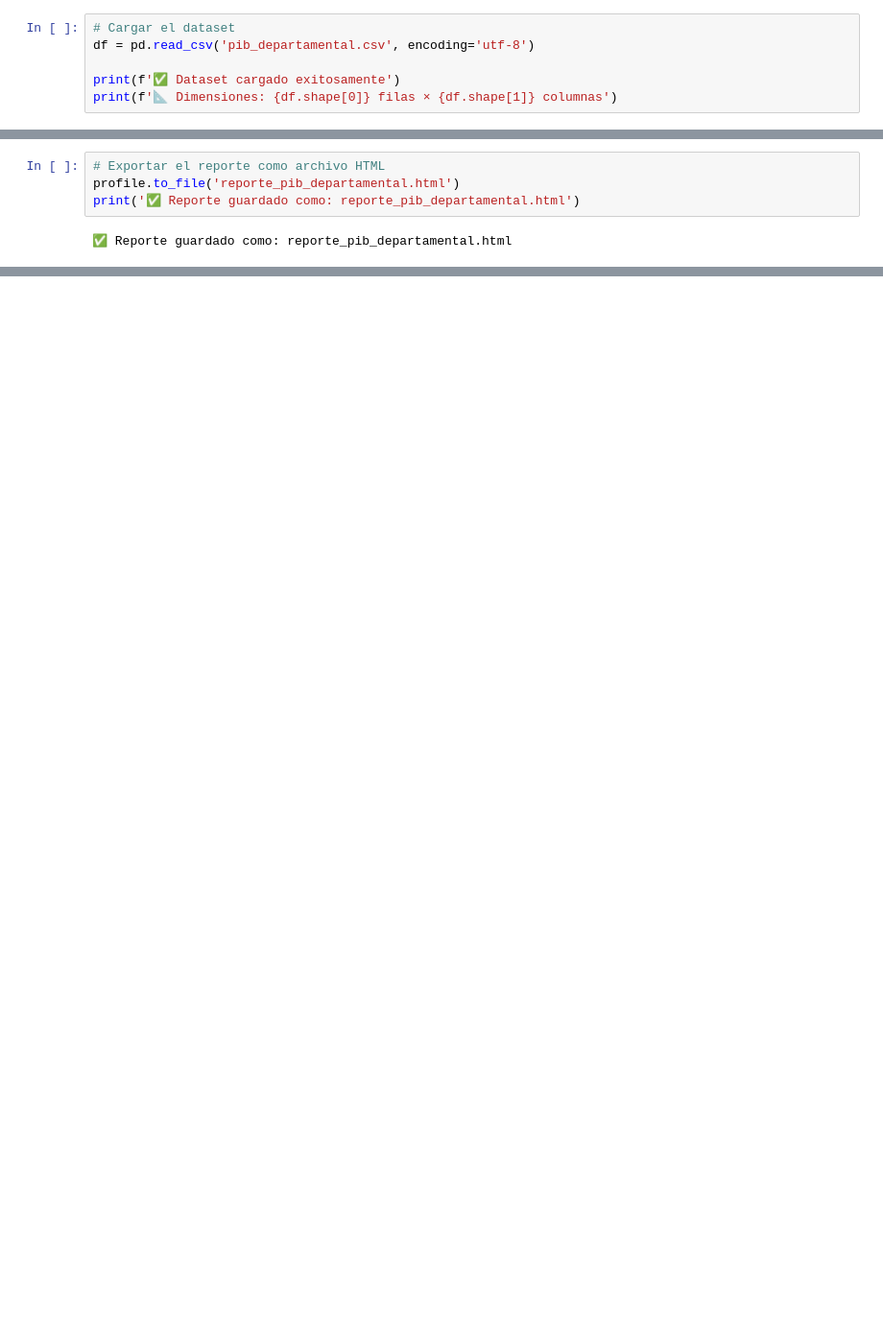
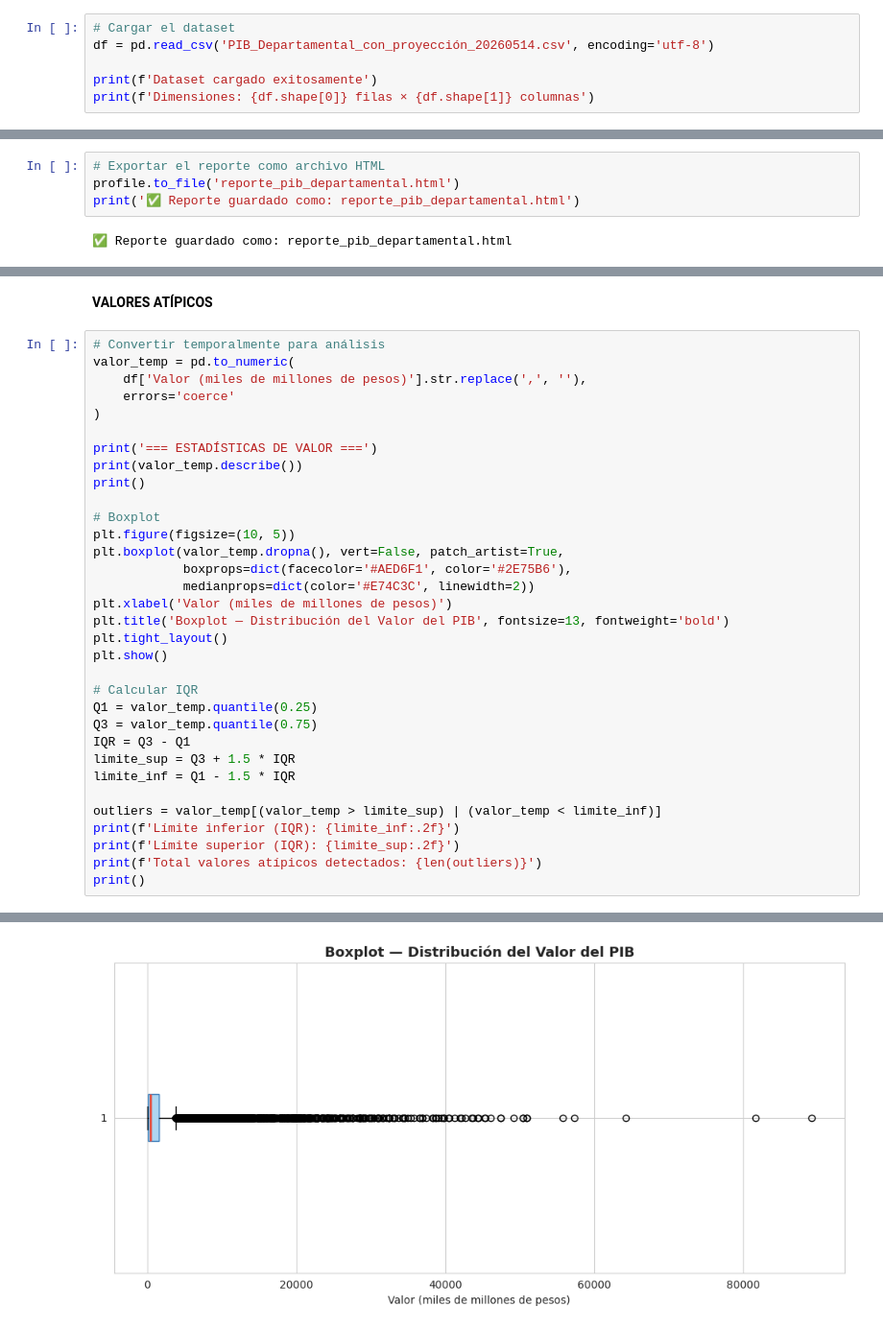
Before and after one commit to pipe21v/EA1.AnalisisPIBDepartamental, a Jupyter notebook: EA1_exploracionDatasetPIBDepartamental.ipynb, the cells around one changed output, grey strips where cells are left out. Shown at 96% size. Drawn from its saved outputs; the diff is of its cells as text; blank space fills up the shorter version.

Commit message:
segunda parte proyecto - limpieza y transformación dataset

```diff
--- a/EA1_exploracionDatasetPIBDepartamental.ipynb
+++ b/EA1_exploracionDatasetPIBDepartamental.ipynb
@@ -42,7 +45,7 @@ print('✅ Librerías importadas correctamente')
 # %%
 # Cargar el dataset
-df = pd.read_csv('pib_departamental.csv', encoding='utf-8')
+df = pd.read_csv('PIB_Departamental_con_proyección_20260514.csv', encoding='utf-8')
 
-print(f'✅ Dataset cargado exitosamente')
-print(f'📐 Dimensiones: {df.shape[0]} filas × {df.shape[1]} columnas')
+print(f'Dataset cargado exitosamente')
+print(f'Dimensiones: {df.shape[0]} filas × {df.shape[1]} columnas')
 # %% [output]
@@ -263,0 +308,36 @@ print('✅ Reporte guardado como: reporte_pib_departamental.html')
+# %% [markdown]
+**VALORES ATÍPICOS**
+# %%
+# Convertir temporalmente para análisis
+valor_temp = pd.to_numeric(
+    df['Valor (miles de millones de pesos)'].str.replace(',', ''),
+    errors='coerce'
+)
+
+print('=== ESTADÍSTICAS DE VALOR ===')
+print(valor_temp.describe())
+print()
+
+# Boxplot
+plt.figure(figsize=(10, 5))
+plt.boxplot(valor_temp.dropna(), vert=False, patch_artist=True,
+            boxprops=dict(facecolor='#AED6F1', color='#2E75B6'),
+            medianprops=dict(color='#E74C3C', linewidth=2))
+plt.xlabel('Valor (miles de millones de pesos)')
+plt.title('Boxplot — Distribución del Valor del PIB', fontsize=13, fontweight='bold')
+plt.tight_layout()
+plt.show()
+
+# Calcular IQR
+Q1 = valor_temp.quantile(0.25)
+Q3 = valor_temp.quantile(0.75)
+IQR = Q3 - Q1
+limite_sup = Q3 + 1.5 * IQR
+limite_inf = Q1 - 1.5 * IQR
+
+outliers = valor_temp[(valor_temp > limite_sup) | (valor_temp < limite_inf)]
+print(f'Límite inferior (IQR): {limite_inf:.2f}')
+print(f'Límite superior (IQR): {limite_sup:.2f}')
+print(f'Total valores atípicos detectados: {len(outliers)}')
+print()
+# %% [output]
@@ -263,0 +354 @@ print('✅ Reporte guardado como: reporte_pib_departamental.html')
+[figure, added]
```
Also changed, not shown: parts of 79 cells of this notebook.
